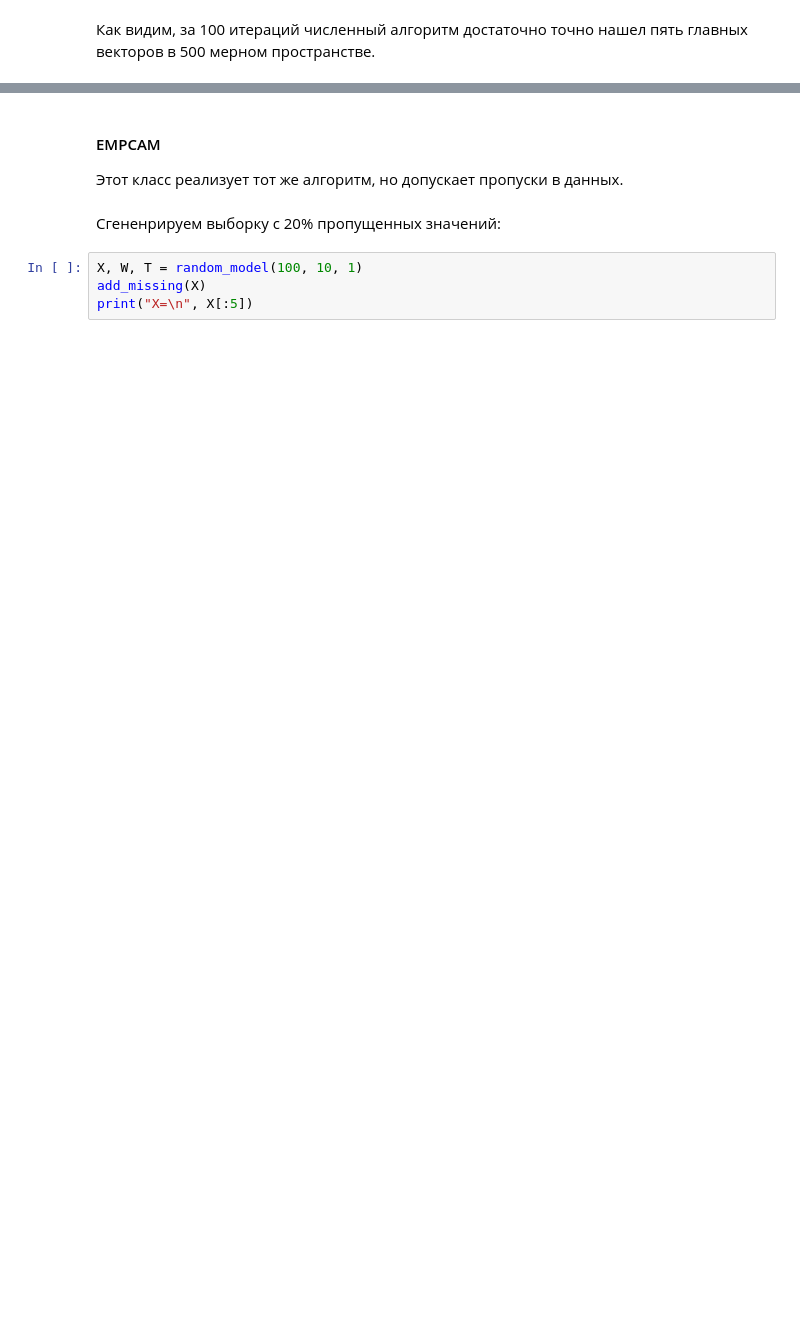
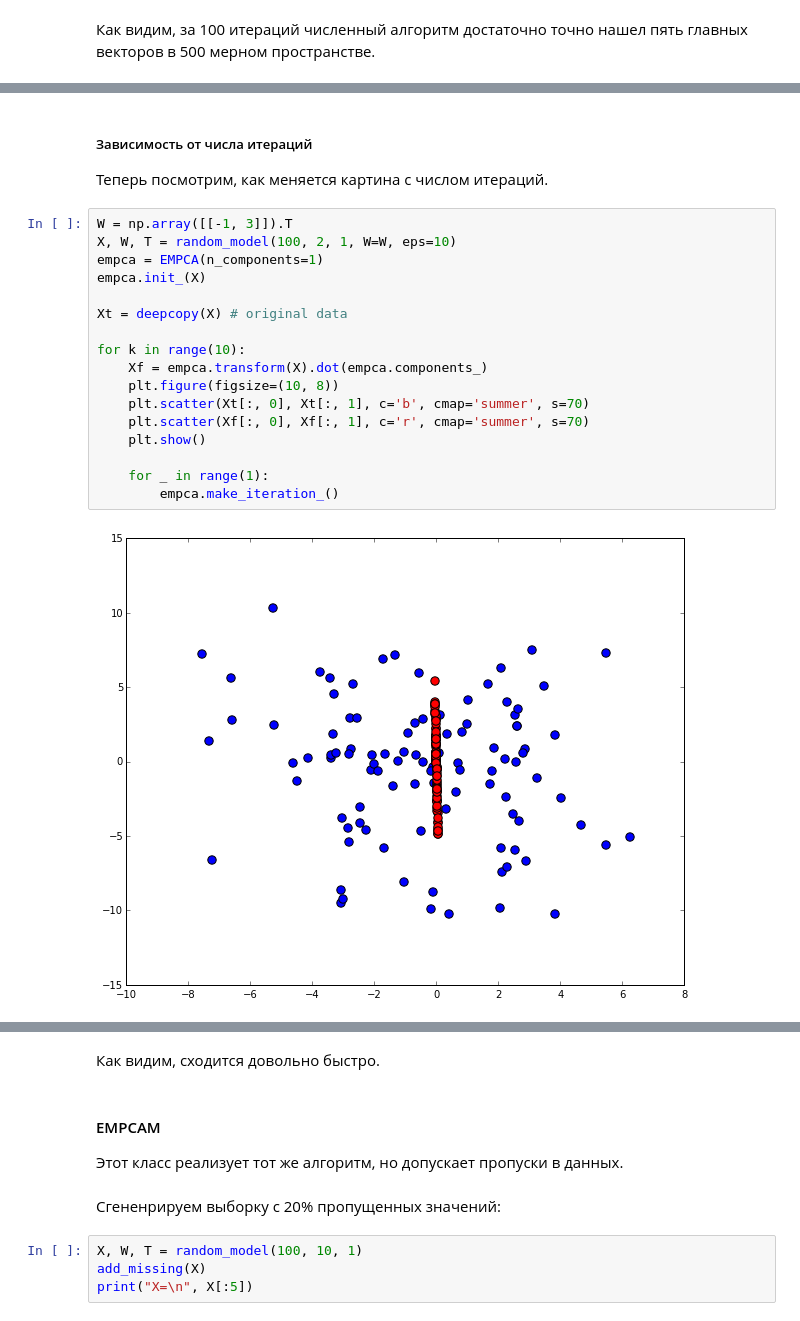
Before and after one commit to ArtsemZhuk/EMPCA, a Jupyter notebook: Examples.ipynb, the cells around one changed output, grey strips where cells are left out. Drawn from its saved outputs; the diff is of its cells as text; blank space fills up the shorter version.

```diff
--- a/Examples.ipynb
+++ b/Examples.ipynb
@@ -100,0 +115,22 @@ empca ratio:
+# %% [markdown]
+##### Зависимость от числа итераций
+Теперь посмотрим, как меняется картина с числом итераций.
+# %%
+W = np.array([[-1, 3]]).T
+X, W, T = random_model(100, 2, 1, W=W, eps=10)
+empca = EMPCA(n_components=1)
+empca.init_(X)
+
+Xt = deepcopy(X) # original data
+
+for k in range(10):
+    Xf = empca.transform(X).dot(empca.components_)
+    plt.figure(figsize=(10, 8))
+    plt.scatter(Xt[:, 0], Xt[:, 1], c='b', cmap='summer', s=70)
+    plt.scatter(Xf[:, 0], Xf[:, 1], c='r', cmap='summer', s=70)
+    plt.show()
+
+    for _ in range(1):
+        empca.make_iteration_()
+# %% [output]
+[figure, added]
@@ -101,3 +146,5 @@ empca ratio:
+# %% [markdown]
+Как видим, сходится довольно быстро.
 # %% [markdown]
 #### EMPCAM
 Этот класс реализует тот же алгоритм, но допускает пропуски в данных.
```
Also changed, not shown: parts of 11 cells of this notebook, 1 other file.
